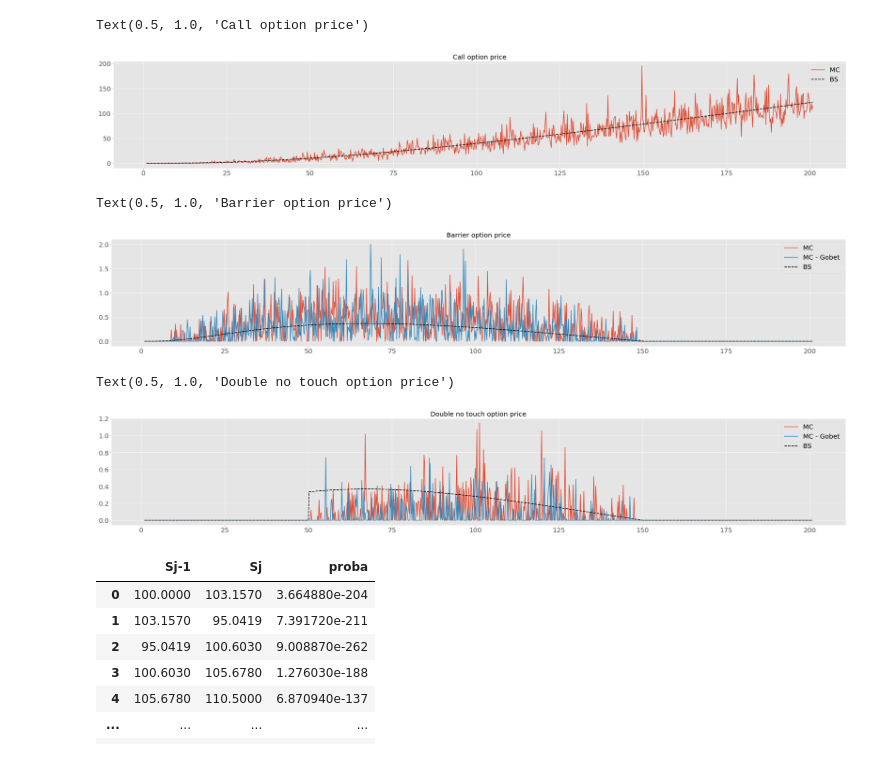
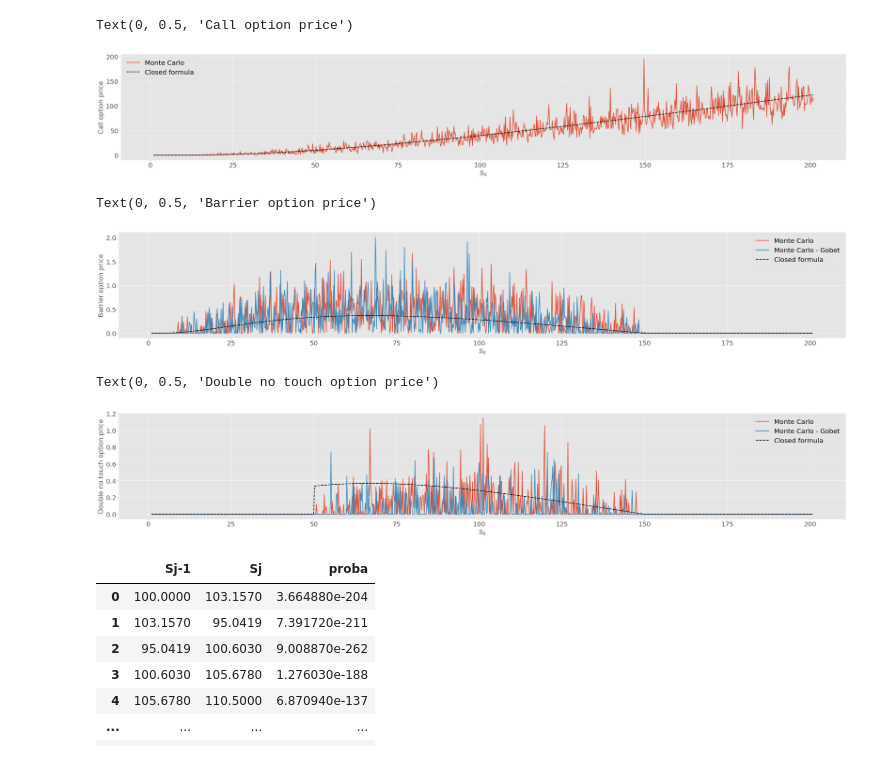
Before and after one commit to vtisserand/killed_diffusion, a Jupyter notebook: plot.ipynb, the cells around one changed output. Cells and saved outputs as stored; diff of their text form; code cells hidden in the pictures.

```diff
--- a/plot.ipynb
+++ b/plot.ipynb
@@ -15,33 +15,39 @@ plt.rcParams['figure.titleweight'] = 'bold'
 plt.rcParams['figure.figsize'] = (40,6)
 # %%
 figure = plt.figure()
-plt.plot(pd.read_csv('results_call.csv').set_index('S0'), label='MC')
-plt.plot(pd.read_csv('results_call_bs.csv').set_index('S0'), label='BS', color='black', linestyle='--')
+plt.plot(pd.read_csv('results_call.csv').set_index('S0'), label='Monte Carlo')
+plt.plot(pd.read_csv('results_call_bs.csv').set_index('S0'), label='Closed formula', color='black', linestyle='--')
 plt.legend()
-plt.title('Call option price')
+plt.xlabel('$S_0$')
+plt.ylabel('Call option price')
+# plt.title('Call option price')
 # %% [output]
-Text(0.5, 1.0, 'Call option price')
+Text(0, 0.5, 'Call option price')
-[figure, old version]
+[figure, new version]
 # %%
 figure = plt.figure()
-plt.plot(pd.read_csv('results_barrier.csv').set_index('S0'), label='MC')
-plt.plot(pd.read_csv('results_barrier_gobet.csv').set_index('S0'), label='MC - Gobet')
-plt.plot(pd.read_csv('results_barrier_bs.csv').set_index('S0'), label='BS', color='black', linestyle='--')
+plt.plot(pd.read_csv('results_barrier.csv').set_index('S0'), label='Monte Carlo')
+plt.plot(pd.read_csv('results_barrier_gobet.csv').set_index('S0'), label='Monte Carlo - Gobet')
+plt.plot(pd.read_csv('results_barrier_bs.csv').set_index('S0'), label='Closed formula', color='black', linestyle='--')
 plt.legend()
-plt.title('Barrier option price')
+plt.xlabel('$S_0$')
+plt.ylabel('Barrier option price')
+# plt.title('Barrier option price')
 # %% [output]
-Text(0.5, 1.0, 'Barrier option price')
+Text(0, 0.5, 'Barrier option price')
-[figure, old version]
+[figure, new version]
 # %%
 figure = plt.figure()
-plt.plot(pd.read_csv('results_dnt.csv').set_index('S0'), label='MC')
-plt.plot(pd.read_csv('results_dnt_gobet.csv').set_index('S0'), label='MC - Gobet')
-plt.plot(pd.read_csv('results_dnt_bs.csv').set_index('S0'), label='BS', color='black', linestyle='--')
+plt.plot(pd.read_csv('results_dnt.csv').set_index('S0'), label='Monte Carlo')
+plt.plot(pd.read_csv('results_dnt_gobet.csv').set_index('S0'), label='Monte Carlo - Gobet')
+plt.plot(pd.read_csv('results_dnt_bs.csv').set_index('S0'), label='Closed formula', color='black', linestyle='--')
 plt.legend()
-plt.title('Double no touch option price')
+plt.xlabel('$S_0$')
+plt.ylabel('Double no touch option price')
+# plt.title('Double no touch option price')
 # %% [output]
-Text(0.5, 1.0, 'Double no touch option price')
+Text(0, 0.5, 'Double no touch option price')
-[figure, old version]
+[figure, new version]
 # %%
 df_barrier = pd.read_csv("debug_barrier.csv", header=None)
 df_barrier.columns = ['Sj-1', 'Sj', 'proba']
```
Also changed, not shown: parts of 2 cells of this notebook.
